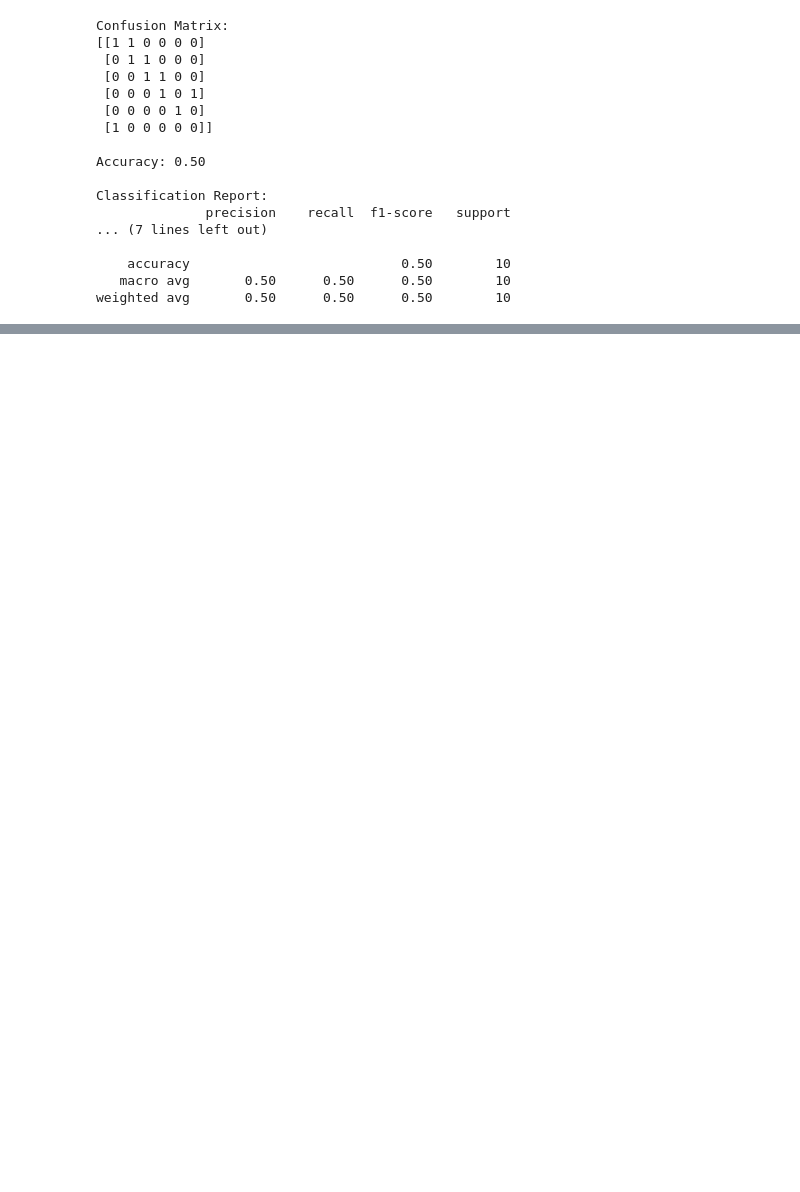
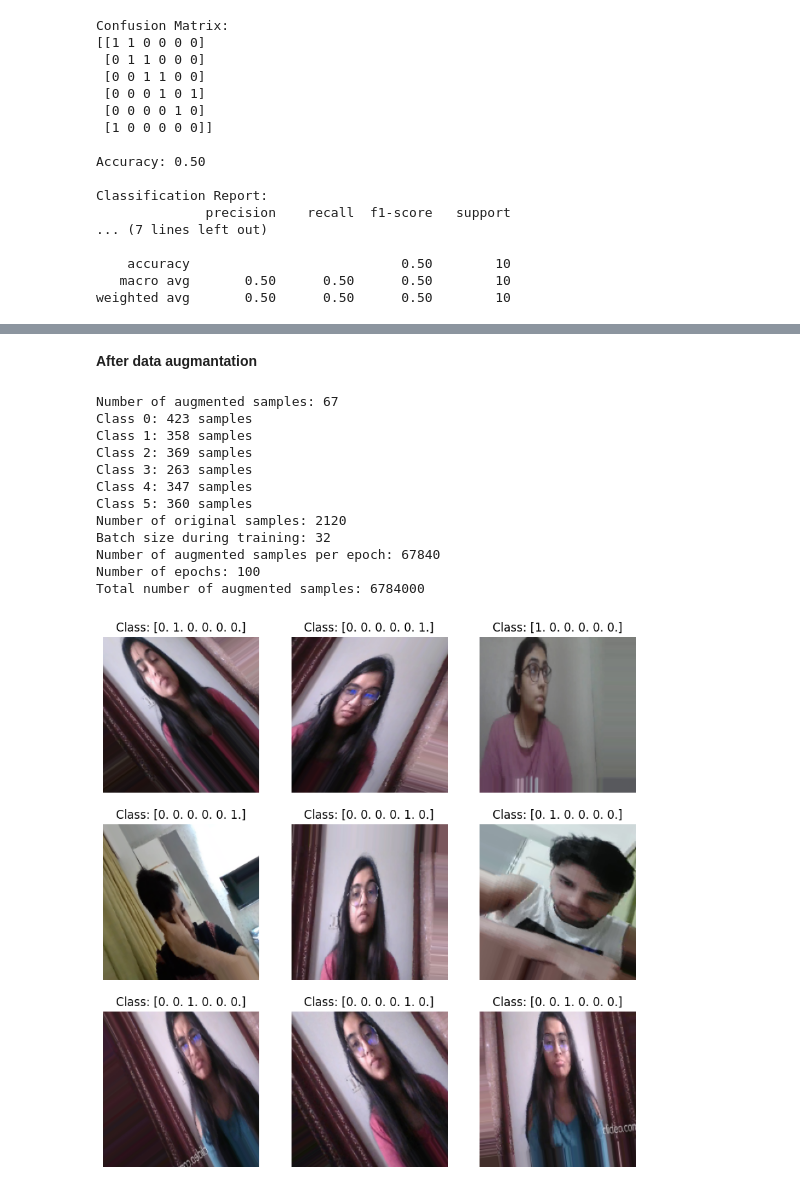
Before and after one commit to ayarii/learner-engagement, a Jupyter notebook: learner_'s_engagement_2method.ipynb, the cells around one changed output, grey strips where cells are left out. Drawn from its saved outputs; the diff is of its cells as text; code cells hidden in the pictures; blank space fills up the shorter version.

```diff
--- a/learner_'s_engagement_2method.ipynb
+++ b/learner_'s_engagement_2method.ipynb
@@ -317,3 +363,61 @@ weighted avg       0.50      0.50      0.50        10
+# %% [markdown]
+**After data augmantation**
+# %%
+#The number of samples in your dataset after applying data augmentation.
+num_original_samples = len(train_generator.filenames)  # Number of original samples in your dataset
+batch_size = train_generator.batch_size  # Batch size used during training
+num_augmented_samples_per_epoch = num_original_samples * batch_size
+num_epochs = 100  # Replace with the actual number of epochs
+total_augmented_samples = num_epochs * num_augmented_samples_per_epoch
+
+# Number of Samples:
+num_samples = len(train_generator)
+print("Number of augmented samples:", num_samples)
+
+#Class Distribution:
+class_distribution = train_generator.classes
+unique_classes = set(class_distribution)
+
+for class_label in unique_classes:
+    count = sum(1 for label in class_distribution if label == class_label)
+    print(f"Class {class_label}: {count} samples")
+
+# Print the results
+print("Number of original samples:", num_original_samples)
+print("Batch size during training:", batch_size)
+print("Number of augmented samples per epoch:", num_augmented_samples_per_epoch)
+print("Number of epochs:", num_epochs)
+print("Total number of augmented samples:", total_augmented_samples)
+
+
+#Visual Inspection:
+import matplotlib.pyplot as plt
+
+# Display a few augmented images
+images, labels = train_generator.next()
+
+plt.figure(figsize=(10, 10))
+for i in range(min(9, batch_size)):
+    plt.subplot(3, 3, i + 1)
+    plt.imshow(images[i])
+    plt.title(f"Class: {labels[i]}")
+    plt.axis("off")
+
+plt.show()
+# %% [output]
+Number of augmented samples: 67
+Class 0: 423 samples
+Class 1: 358 samples
+Class 2: 369 samples
+Class 3: 263 samples
+Class 4: 347 samples
+Class 5: 360 samples
+Number of original samples: 2120
+Batch size during training: 32
+Number of augmented samples per epoch: 67840
+Number of epochs: 100
+Total number of augmented samples: 6784000
+[figure, added]
 # %%
 # Cette ligne importe la bibliothèque "files" de Google Colab, qui permet de charger des fichiers depuis votre ordinateur vers l'environnement Colab.
 from google.colab import files
```
Also changed, not shown: parts of 7 cells of this notebook.
